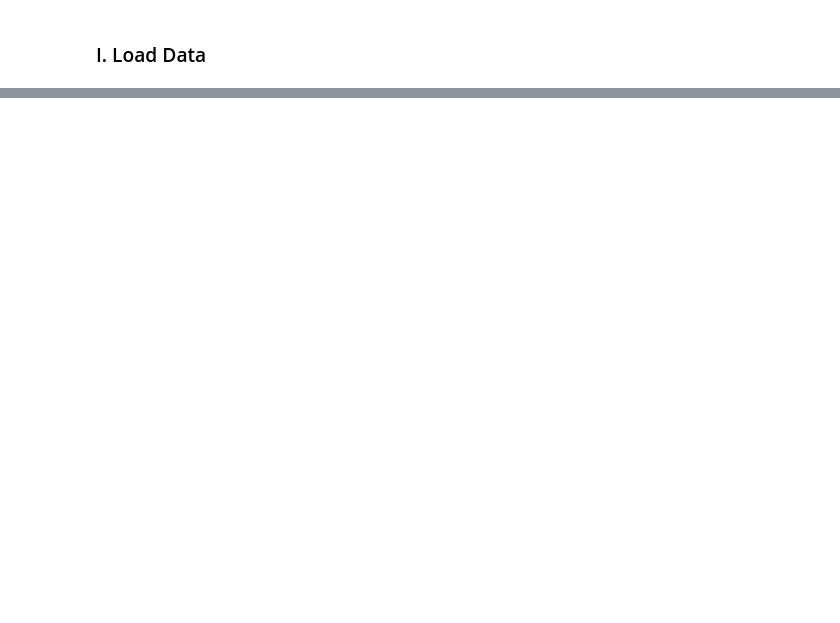
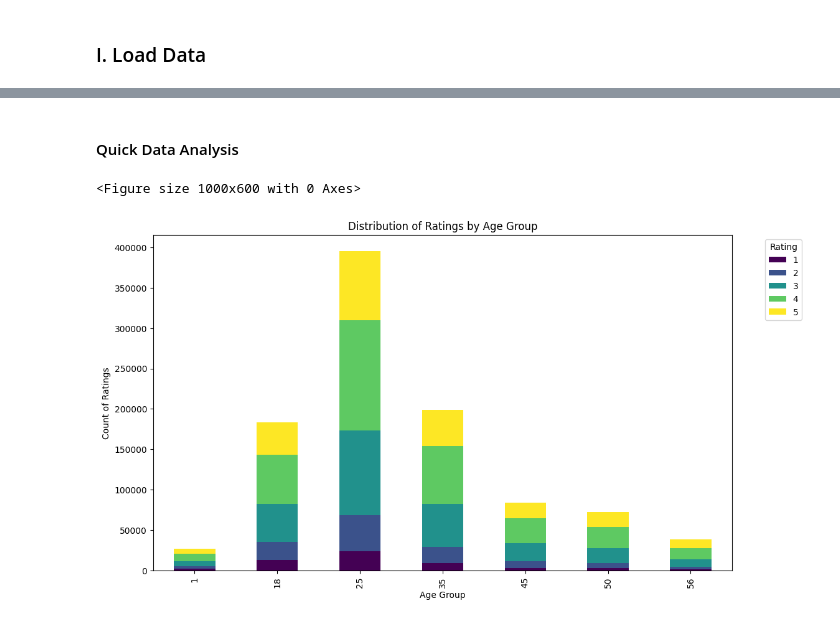
Before and after one commit to ZlataSparrow/Naive-Bayes, a Jupyter notebook: notebooks/03_A_Movie_Recom_Naive_Bayes_complex.ipynb, the cells around one changed output, grey strips where cells are left out. Drawn from its saved outputs; the diff is of its cells as text; code cells hidden in the pictures; blank space fills up the shorter version.

Commit message:
Refactor movie recommendation notebooks to improve data loading and output formatting; update column names for clarity and enhance error handling in data reading.

```diff
--- a/notebooks/03_A_Movie_Recom_Naive_Bayes_complex.ipynb
+++ b/notebooks/03_A_Movie_Recom_Naive_Bayes_complex.ipynb
@@ -39,3 +41,4 @@ print(movies.head())
 # %%
+ratings.columns = ['user_id', 'movie_id', 'rating', 'timestamp']
 print(ratings.head())
 # %% [output]
@@ -47,0 +72,3 @@ print(ratings.head())
+# %%
+data = ratings.drop('timestamp', axis=1)
+data.head()
@@ -47,0 +82,4 @@ print(ratings.head())
+# %%
+# Merge demographic info from users into the data
+data_with_demographics = data.merge(users[['user_id', 'gender', 'age', 'occupation']], on='user_id', how='left')
+data_with_demographics.head()
@@ -47,0 +93,4 @@ print(ratings.head())
+# %%
+# Merge movies info from movies into the data
+data_with_movies = data_with_demographics.merge(movies[['movie_id', 'genres']], on='movie_id', how='left')
+data_with_movies.head()
@@ -47,0 +104,21 @@ print(ratings.head())
+# %% [markdown]
+#### Quick Data Analysis
+# %%
+import matplotlib.pyplot as plt
+
+# Show distribution of rating based on age
+plt.figure(figsize=(10,6))
+data_with_movies.groupby('age')['rating'].value_counts().unstack().plot(
+    kind='bar',
+    stacked=True,
+    colormap='viridis',
+    figsize=(12,7)
+)
+plt.title('Distribution of Ratings by Age Group')
+plt.xlabel('Age Group')
+plt.ylabel('Count of Ratings')
+plt.legend(title='Rating', bbox_to_anchor=(1.05, 1), loc='upper left')
+plt.show()
+# %% [output]
+<Figure size 1000x600 with 0 Axes>
+[figure, added]
```
Also changed, not shown: parts of 11 cells of this notebook, 1 other file.
